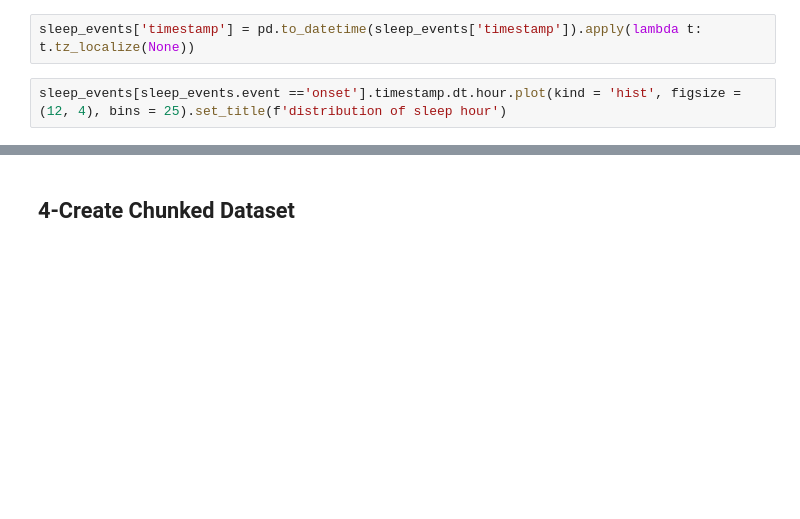
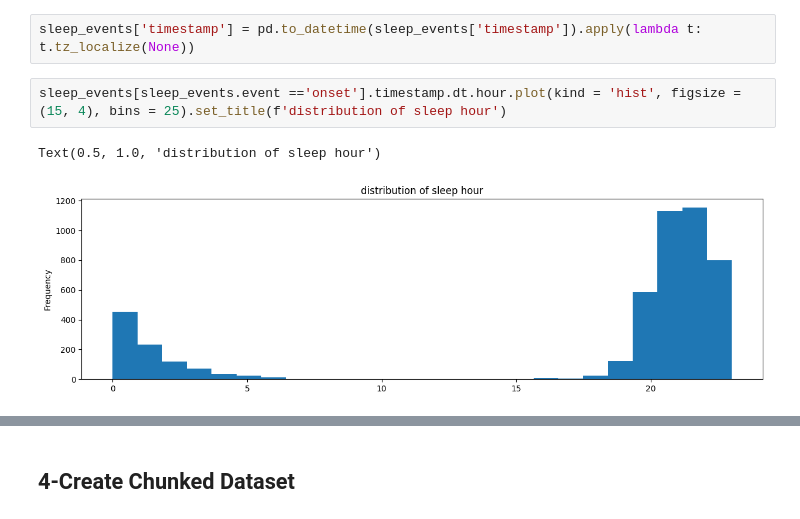
Before and after one commit to Abdulrahman-Adel/Kaggle-Adventures, a Jupyter notebook: starter-eda-of-sleep-events.ipynb, the cells around one changed output, grey strips where cells are left out. Cells and saved outputs as stored; diff of their text form; blank space fills up the shorter version.

```diff
--- a/starter-eda-of-sleep-events.ipynb
+++ b/starter-eda-of-sleep-events.ipynb
@@ -180,5 +264,8 @@ for index in combined[combined['event'] == -1].index:
 # %%
 sleep_events['timestamp'] = pd.to_datetime(sleep_events['timestamp']).apply(lambda t: t.tz_localize(None))
 # %%
-sleep_events[sleep_events.event =='onset'].timestamp.dt.hour.plot(kind = 'hist', figsize = (12, 4), bins = 25).set_title(f'distribution of sleep hour')
+sleep_events[sleep_events.event =='onset'].timestamp.dt.hour.plot(kind = 'hist', figsize = (15, 4), bins = 25).set_title(f'distribution of sleep hour')
+# %% [output]
+Text(0.5, 1.0, 'distribution of sleep hour')
+[figure, added]
 # %%
```
Also changed, not shown: parts of 19 cells of this notebook.
